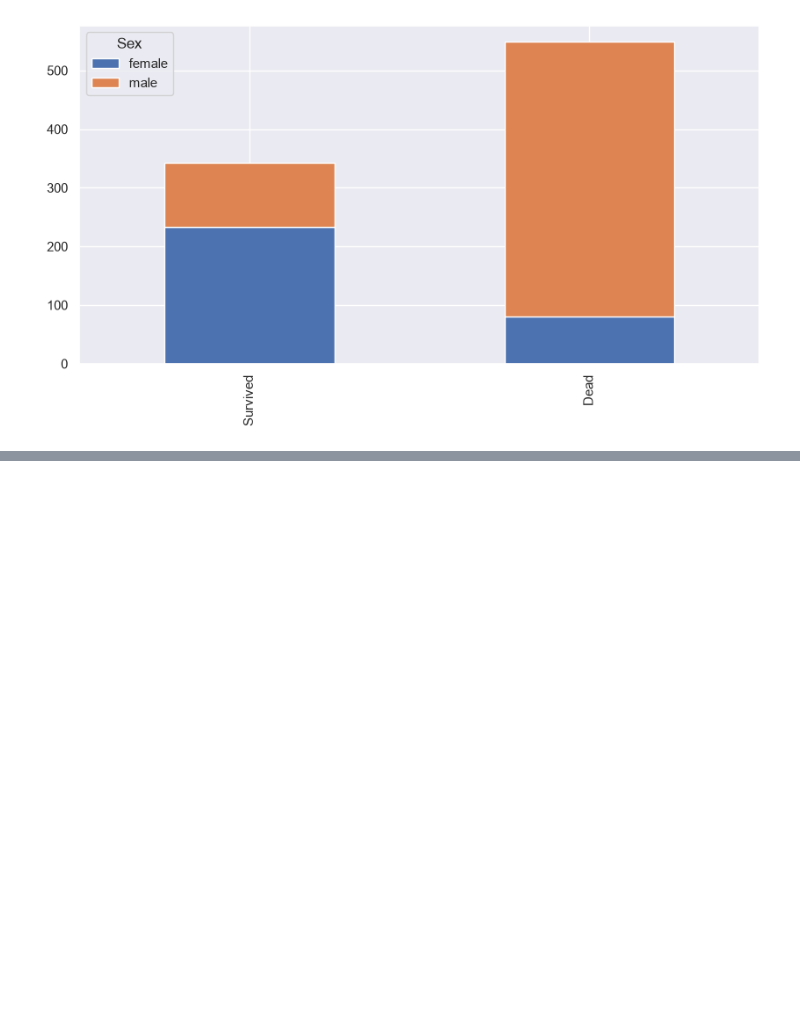
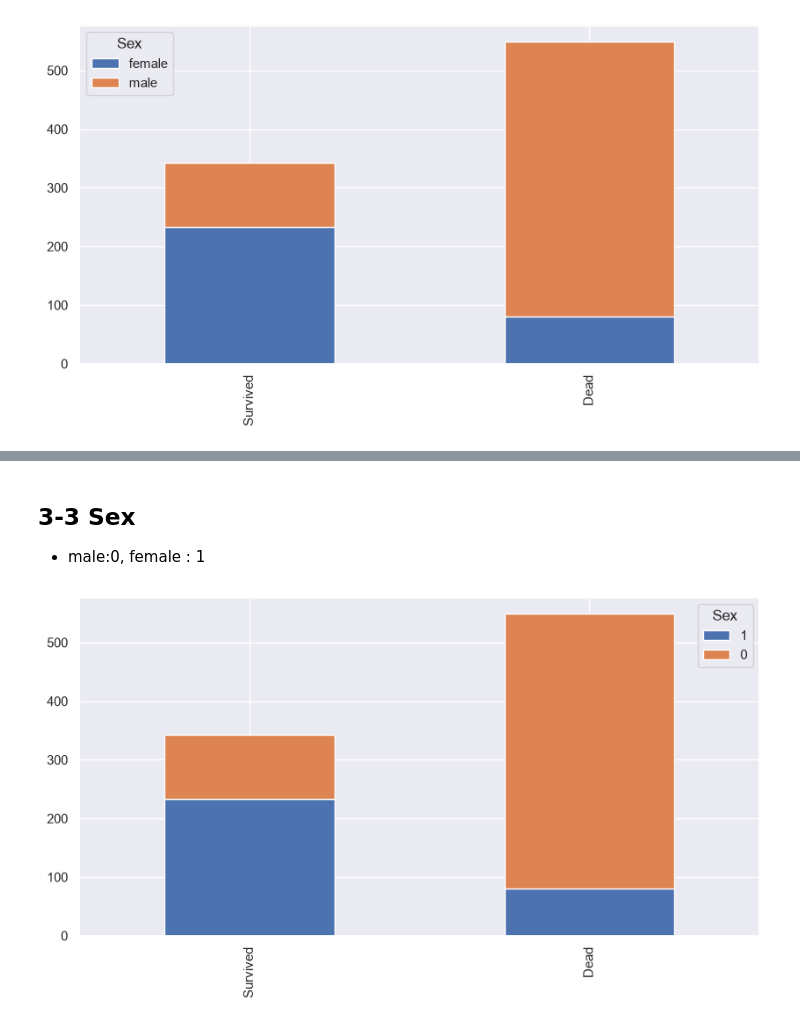
Before and after one commit to pshcj2-source/pythonsource, a Jupyter notebook: dataScience/chapter03/Titanic_tensor.ipynb, the cells around one changed output, grey strips where cells are left out. Drawn from its saved outputs; the diff is of its cells as text; code cells hidden in the pictures; blank space fills up the shorter version.

```diff
--- a/dataScience/chapter03/Titanic_tensor.ipynb
+++ b/dataScience/chapter03/Titanic_tensor.ipynb
@@ -194,0 +304,4 @@ feature vector is an n-dimensional vector of numerical features that represent s
+# %% [markdown]
+## 3-3 Sex
+
+- male:0, female : 1
@@ -194,0 +313,4 @@ feature vector is an n-dimensional vector of numerical features that represent s
+# %%
+bar_chart('Sex')
+# %% [output]
+[figure, added]
```
Also changed, not shown: parts of 75 cells of this notebook, 4 other files.
